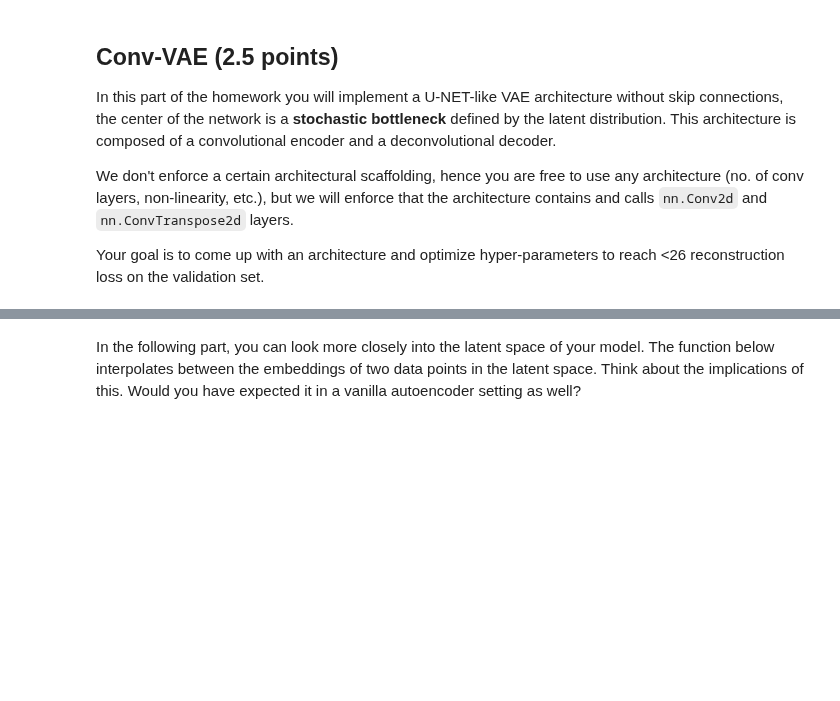
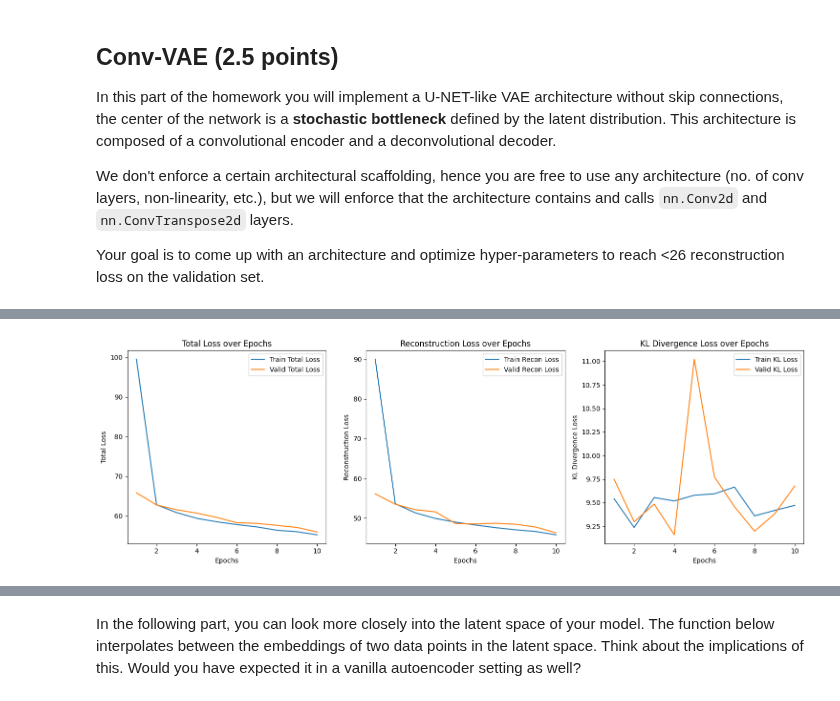
Before and after one commit to AfraAd/CSC413-Homeworks, a Jupyter notebook: Fall25_Hw11_VAE.ipynb, the cells around one changed output, grey strips where cells are left out. Drawn from its saved outputs; the diff is of its cells as text; code cells hidden in the pictures; blank space fills up the shorter version.

```diff
--- a/Fall25_Hw11_VAE.ipynb
+++ b/Fall25_Hw11_VAE.ipynb
@@ -644,13 +684,13 @@ class ConvVAE(BaseVAE):
         return x_recon, mu, logvar
 # %%
 ## TODO: Optimize conv args
-args = {
-    "hidden_dim": 256,
+conv_args = {
+    "hidden_dim": 64,
     "latent_dim": 32,
     "lr": 1e-3,
-    "batch_size": 64,
-    "num_epochs": 30,
-    "gradient_clip_val": 1.0,
+    "batch_size": 16,
+    "num_epochs": 10,
+    "gradient_clip_val": 1,
     "beta": 1.0,
 }
 
@@ -676,3 +716,4 @@ if __name__ == "__main__":
 
     trainer.fit(model, train_data, val_data, optimizer, beta=conv_args["beta"])
     trainer.plot_metrics()
+# %% [output]
@@ -679,3 +737,4 @@ if __name__ == "__main__":
+[figure, added]
 # %%
 # if you are happy with the trained model, save it
 if __name__ == "__main__":
```
Also changed, not shown: parts of 7 cells of this notebook.
